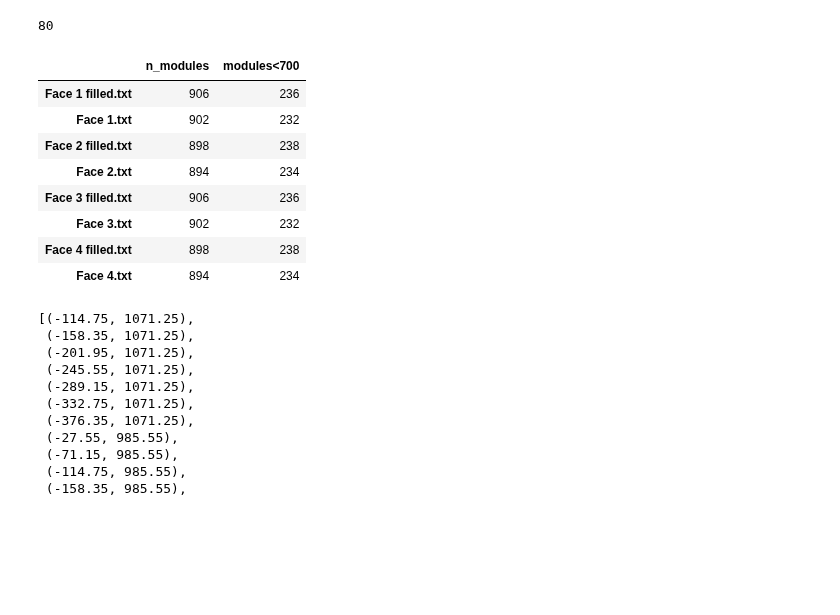
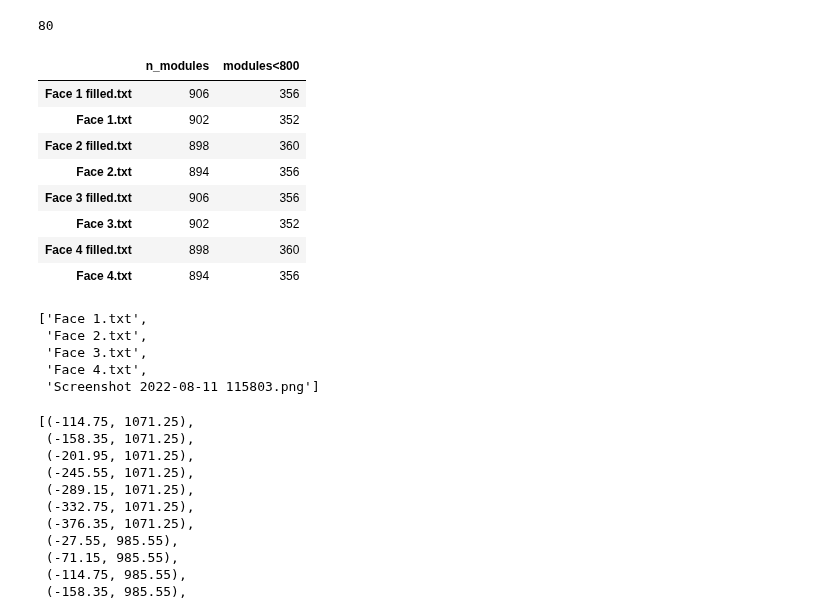
Before and after one commit to yashmehra028/ETL-Copy, a Jupyter notebook: new_task.ipynb, the cells around one changed output. Saved outputs shown, nothing was run; the diff lists cells and outputs as text; code cells hidden in the pictures; blank space fills up the shorter version.

```diff
--- a/new_task.ipynb
+++ b/new_task.ipynb
@@ -112,40 +112,40 @@ def get_counts(path_file, size_x=43.1, size_y=56.5, max_radius=1185):
             y1 = y - size_y/2
             y2 = y + size_y/2
             outline = [
             [x1, y2],
             [x2, y2],
             [x2, y1],
             [x1, y1]
         ]
             outline = np.sum(np.square(np.array(outline)),axis=1)
             if (outline < max_radius**2).all():
                 mod_max_radius += 1
         except:
             pass
 
     data[f'modules<{max_radius}'] = mod_max_radius
     return data
 
 def all_counts(path_dir,size_x=43.1,size_y=56.5,max_radius=1185):
     data = []
     names = []
     for name in os.listdir(path_dir):
         names.append(name)
         path = f'{path_dir}/{name}'
         counts = get_counts(path_file=path,size_x=size_x,size_y=size_y,max_radius=max_radius)
         data.append(counts)
 
     df = pd.DataFrame(data,index=names)
     return df
 
-all_counts('data',max_radius=700)
+all_counts('data',max_radius=800)
 # %% [output]
-|  | n_modules | modules<700 |
-| Face 1 filled.txt | 906 | 236 |
-| Face 1.txt | 902 | 232 |
-| Face 2 filled.txt | 898 | 238 |
-| Face 2.txt | 894 | 234 |
-| Face 3 filled.txt | 906 | 236 |
-| Face 3.txt | 902 | 232 |
-| Face 4 filled.txt | 898 | 238 |
-| Face 4.txt | 894 | 234 |
+|  | n_modules | modules<800 |
+| Face 1 filled.txt | 906 | 356 |
+| Face 1.txt | 902 | 352 |
+| Face 2 filled.txt | 898 | 360 |
+| Face 2.txt | 894 | 356 |
+| Face 3 filled.txt | 906 | 356 |
+| Face 3.txt | 902 | 352 |
+| Face 4 filled.txt | 898 | 360 |
+| Face 4.txt | 894 | 356 |
@@ -152,3 +193,11 @@ all_counts('data',max_radius=700)
+# %%
+os.listdir('less_than_800_task')
+# %% [output]
+['Face 1.txt',
+ 'Face 2.txt',
+ 'Face 3.txt',
+ 'Face 4.txt',
+ 'Screenshot 2022-08-11 115803.png']
 # %%
 def make_txt(first_mod_center,mod_size_x=43.1,mod_size_y=56.5,mod_gap_x=0.5,mod_gap_y=29.2,inner_radius_dee=315,outer_radius_dee=1185):
     distance_from_dee = abs(first_mod_center[0] + np.sqrt(outer_radius_dee**2-first_mod_center[1]**2))
```
Also changed, not shown: parts of 8 cells of this notebook, 16 other files.
